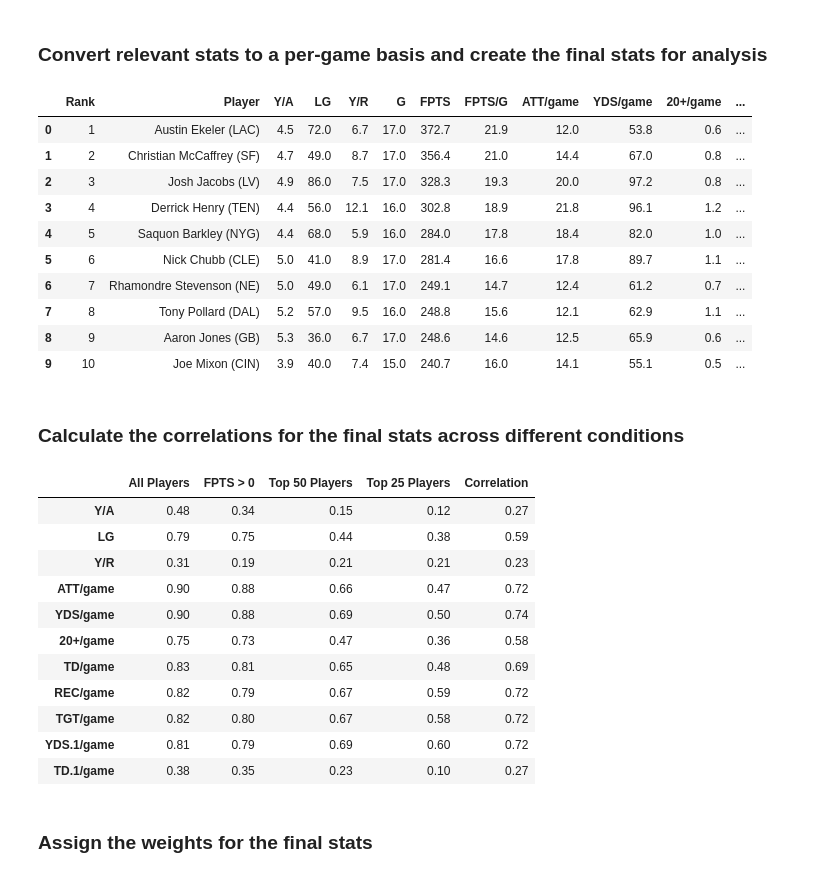
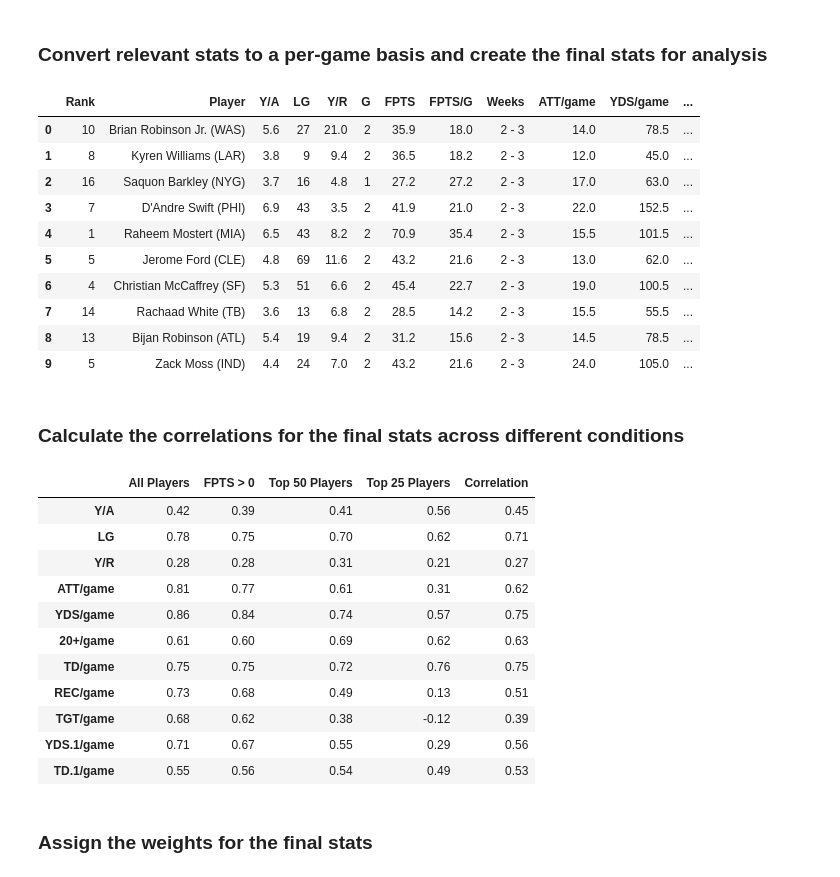
Before and after one commit to meltangonan/fantasy-football, a Jupyter notebook: RB Model.ipynb, the cells around one changed output. Saved outputs shown, nothing was run; the diff lists cells and outputs as text; code cells hidden in the pictures.

```diff
--- a/RB Model.ipynb
+++ b/RB Model.ipynb
@@ -71,10 +97,0 @@ dtype: object
-# %%
-# Convert columns with object data type, excluding certain columns
-convert = df.select_dtypes('object').columns.difference(['Player'])
-df[convert] = df[convert].apply(lambda x: pd.to_numeric(x.str.replace(',', ''), errors='coerce')).fillna(0)
-
-# Convert specific columns to desired data types
-df['Rank'] = df['Rank'].astype('Int64')
-
-# Verify the data types
-df.dtypes
@@ -117,37 +100,37 @@ df.head(10)
 # %%
 # Define columns for per-game calculation
 per_game = list(df.columns[2:])
 
 # Define columns to exclude from the per-game calculation
-exclude_per_game = ['Y/A', 'LG', 'Y/R', 'G', 'FPTS', 'FPTS/G']
+exclude_per_game = ['Y/A', 'LG', 'Y/R', 'G', 'FPTS', 'FPTS/G', 'Weeks']
 
 # Create columns and convert stats to a per-game basis for the defined columns, not those in the exclude list
 for col in per_game:
     if col not in exclude_per_game:
         df[col + '/game'] = (df[col] / df['G']).round(1)
 
 # Define final columns to be used for analysis, combines excluded and new per-game columns
 final_columns = exclude_per_game + [col + '/game' for col in per_game if col not in exclude_per_game]
 
 # Display final columns with 'Rank' and 'Player'
 df[['Rank', 'Player'] + final_columns].head(10)
 # %% [output]
-|  | Rank | Player | Y/A | LG | Y/R | G | FPTS | FPTS/G | ATT/game | YDS/game | 20+/game | ... |
-| 0 | 1 | Austin Ekeler (LAC) | 4.5 | 72.0 | 6.7 | 17.0 | 372.7 | 21.9 | 12.0 | 53.8 | 0.6 | ... |
-| 1 | 2 | Christian McCaffrey (SF) | 4.7 | 49.0 | 8.7 | 17.0 | 356.4 | 21.0 | 14.4 | 67.0 | 0.8 | ... |
-| 2 | 3 | Josh Jacobs (LV) | 4.9 | 86.0 | 7.5 | 17.0 | 328.3 | 19.3 | 20.0 | 97.2 | 0.8 | ... |
-| 3 | 4 | Derrick Henry (TEN) | 4.4 | 56.0 | 12.1 | 16.0 | 302.8 | 18.9 | 21.8 | 96.1 | 1.2 | ... |
-| 4 | 5 | Saquon Barkley (NYG) | 4.4 | 68.0 | 5.9 | 16.0 | 284.0 | 17.8 | 18.4 | 82.0 | 1.0 | ... |
-| 5 | 6 | Nick Chubb (CLE) | 5.0 | 41.0 | 8.9 | 17.0 | 281.4 | 16.6 | 17.8 | 89.7 | 1.1 | ... |
-| 6 | 7 | Rhamondre Stevenson (NE) | 5.0 | 49.0 | 6.1 | 17.0 | 249.1 | 14.7 | 12.4 | 61.2 | 0.7 | ... |
-| 7 | 8 | Tony Pollard (DAL) | 5.2 | 57.0 | 9.5 | 16.0 | 248.8 | 15.6 | 12.1 | 62.9 | 1.1 | ... |
-| 8 | 9 | Aaron Jones (GB) | 5.3 | 36.0 | 6.7 | 17.0 | 248.6 | 14.6 | 12.5 | 65.9 | 0.6 | ... |
-| 9 | 10 | Joe Mixon (CIN) | 3.9 | 40.0 | 7.4 | 15.0 | 240.7 | 16.0 | 14.1 | 55.1 | 0.5 | ... |
+|  | Rank | Player | Y/A | LG | Y/R | G | FPTS | FPTS/G | Weeks | ATT/game | YDS/game | ... |
+| 0 | 10 | Brian Robinson Jr. (WAS) | 5.6 | 27 | 21.0 | 2 | 35.9 | 18.0 | 2 - 3 | 14.0 | 78.5 | ... |
+| 1 | 8 | Kyren Williams (LAR) | 3.8 | 9 | 9.4 | 2 | 36.5 | 18.2 | 2 - 3 | 12.0 | 45.0 | ... |
+| 2 | 16 | Saquon Barkley (NYG) | 3.7 | 16 | 4.8 | 1 | 27.2 | 27.2 | 2 - 3 | 17.0 | 63.0 | ... |
+| 3 | 7 | D'Andre Swift (PHI) | 6.9 | 43 | 3.5 | 2 | 41.9 | 21.0 | 2 - 3 | 22.0 | 152.5 | ... |
+| 4 | 1 | Raheem Mostert (MIA) | 6.5 | 43 | 8.2 | 2 | 70.9 | 35.4 | 2 - 3 | 15.5 | 101.5 | ... |
+| 5 | 5 | Jerome Ford (CLE) | 4.8 | 69 | 11.6 | 2 | 43.2 | 21.6 | 2 - 3 | 13.0 | 62.0 | ... |
+| 6 | 4 | Christian McCaffrey (SF) | 5.3 | 51 | 6.6 | 2 | 45.4 | 22.7 | 2 - 3 | 19.0 | 100.5 | ... |
+| 7 | 14 | Rachaad White (TB) | 3.6 | 13 | 6.8 | 2 | 28.5 | 14.2 | 2 - 3 | 15.5 | 55.5 | ... |
+| 8 | 13 | Bijan Robinson (ATL) | 5.4 | 19 | 9.4 | 2 | 31.2 | 15.6 | 2 - 3 | 14.5 | 78.5 | ... |
+| 9 | 5 | Zack Moss (IND) | 4.4 | 24 | 7.0 | 2 | 43.2 | 21.6 | 2 - 3 | 24.0 | 105.0 | ... |
 # %% [markdown]
 ### Calculate the correlations for the final stats across different conditions
 # %%
 # Define columns and columns to exclude for correlation calculation, from final columns
-exclude_corr = ['FPTS/G', 'FPTS', 'G']
+exclude_corr = ['FPTS/G', 'FPTS', 'G', 'Weeks']
 corr_columns = [col for col in final_columns if col not in exclude_corr]
 
 # Define a function to calculate correlations
@@ -174,17 +157,17 @@ df_corr['Correlation'] = df_corr.mean(axis=1)
 df_corr.round(2)
 # %% [output]
 |  | All Players | FPTS > 0 | Top 50 Players | Top 25 Players | Correlation |
-| Y/A | 0.48 | 0.34 | 0.15 | 0.12 | 0.27 |
-| LG | 0.79 | 0.75 | 0.44 | 0.38 | 0.59 |
-| Y/R | 0.31 | 0.19 | 0.21 | 0.21 | 0.23 |
-| ATT/game | 0.90 | 0.88 | 0.66 | 0.47 | 0.72 |
-| YDS/game | 0.90 | 0.88 | 0.69 | 0.50 | 0.74 |
-| 20+/game | 0.75 | 0.73 | 0.47 | 0.36 | 0.58 |
-| TD/game | 0.83 | 0.81 | 0.65 | 0.48 | 0.69 |
-| REC/game | 0.82 | 0.79 | 0.67 | 0.59 | 0.72 |
-| TGT/game | 0.82 | 0.80 | 0.67 | 0.58 | 0.72 |
-| YDS.1/game | 0.81 | 0.79 | 0.69 | 0.60 | 0.72 |
-| TD.1/game | 0.38 | 0.35 | 0.23 | 0.10 | 0.27 |
+| Y/A | 0.42 | 0.39 | 0.41 | 0.56 | 0.45 |
+| LG | 0.78 | 0.75 | 0.70 | 0.62 | 0.71 |
+| Y/R | 0.28 | 0.28 | 0.31 | 0.21 | 0.27 |
+| ATT/game | 0.81 | 0.77 | 0.61 | 0.31 | 0.62 |
+| YDS/game | 0.86 | 0.84 | 0.74 | 0.57 | 0.75 |
+| 20+/game | 0.61 | 0.60 | 0.69 | 0.62 | 0.63 |
+| TD/game | 0.75 | 0.75 | 0.72 | 0.76 | 0.75 |
+| REC/game | 0.73 | 0.68 | 0.49 | 0.13 | 0.51 |
+| TGT/game | 0.68 | 0.62 | 0.38 | -0.12 | 0.39 |
+| YDS.1/game | 0.71 | 0.67 | 0.55 | 0.29 | 0.56 |
+| TD.1/game | 0.55 | 0.56 | 0.54 | 0.49 | 0.53 |
 # %% [markdown]
 ### Assign the weights for the final stats
 # %%
```
Also changed, not shown: parts of 14 cells of this notebook, 1 other file.
